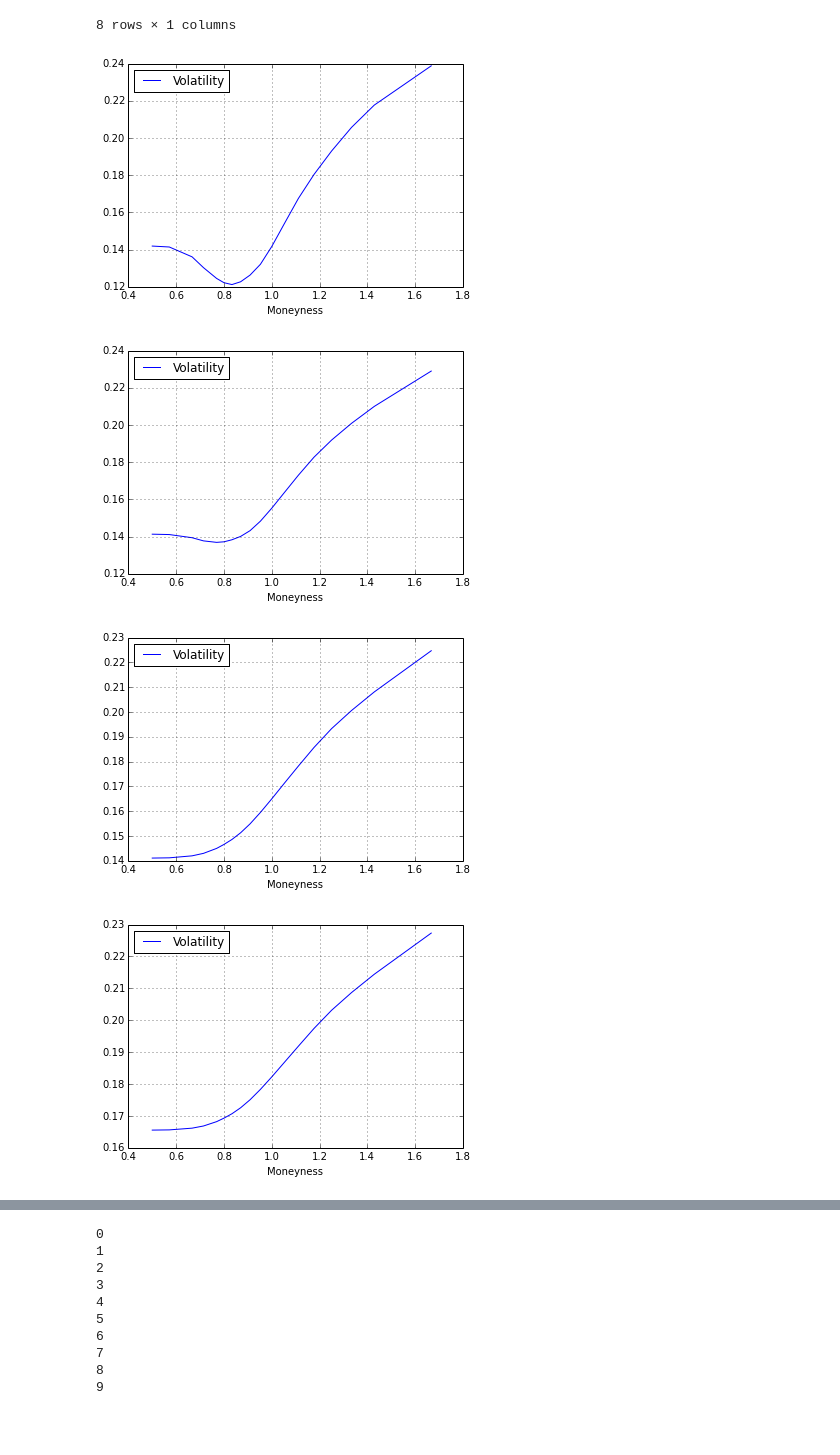
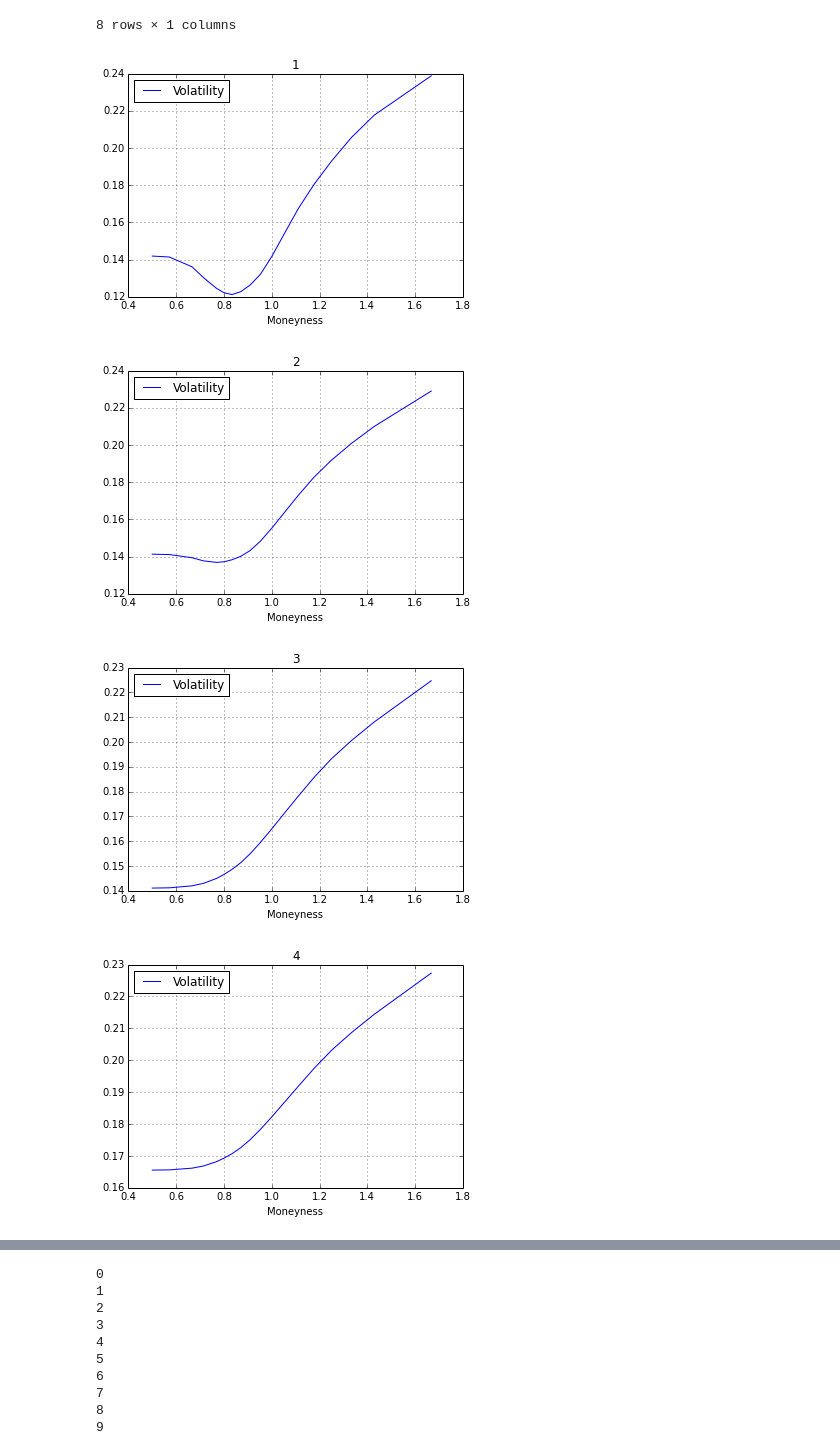
Before and after one commit to ZaighumRajput/IPython, a Jupyter notebook: Finance/comparingVolatilitySurfaces.ipynb, the cells around one changed output, grey strips where cells are left out. Cells and saved outputs as stored; diff of their text form; code cells hidden in the pictures; blank space fills up the shorter version.

```diff
--- a/Finance/comparingVolatilitySurfaces.ipynb
+++ b/Finance/comparingVolatilitySurfaces.ipynb
@@ -39,10 +39,11 @@ a.describe()
 | max | 12.458416 |
 8 rows × 1 columns
 # %%
-for y in range(1,10):
-    AEXMarket.ix[y*365].ix[0.50000:].plot()
+for maturity in range(1,10):
+
+    AEXMarket.ix[maturity*365].ix[0.50000:].plot(title = maturity)
 # %% [output]
-[figure, old version]
+[figure, new version]
-[figure, old version]
+[figure, new version]
-[figure, old version]
+[figure, new version]
-[figure, old version]
+[figure, new version]
```
Also changed, not shown: parts of 1 cell of this notebook, 1 other file.
